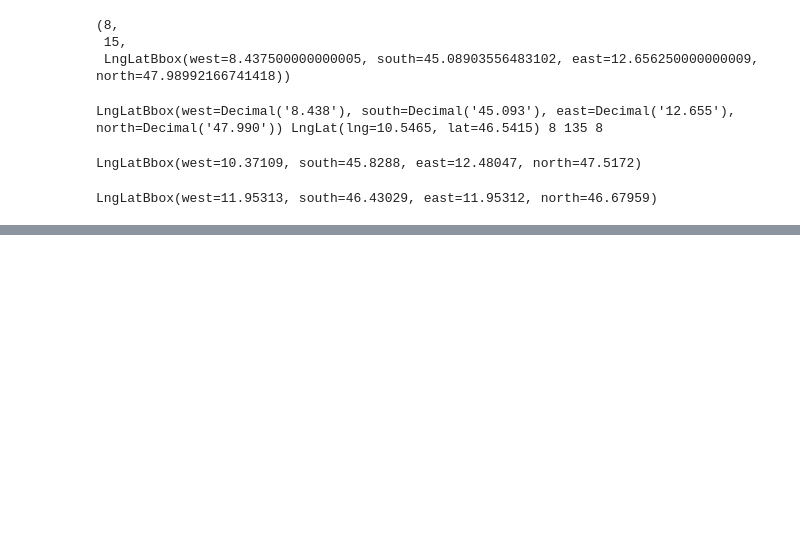
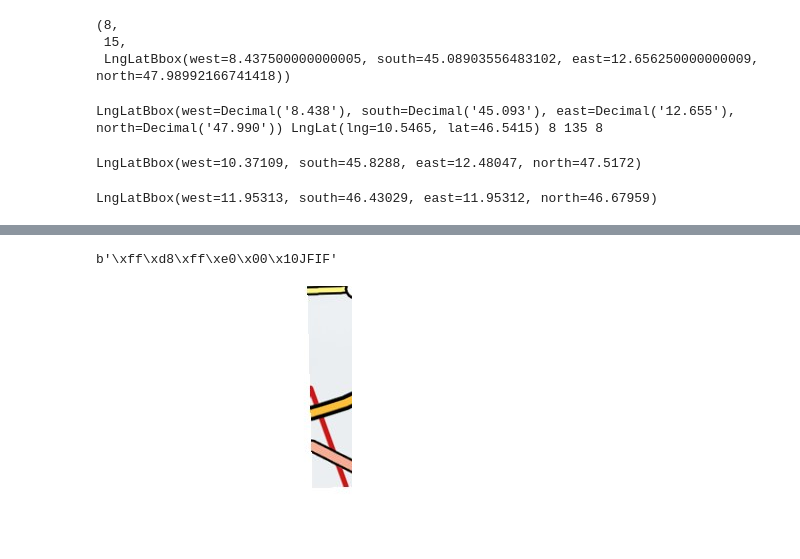
Before and after one commit to eslopemap/etopo, a Jupyter notebook: topo_merge/Swisstopo-2023-cut.ipynb, the cells around one changed output, grey strips where cells are left out. Saved outputs shown, nothing was run; the diff lists cells and outputs as text; code cells hidden in the pictures; blank space fills up the shorter version.

```diff
--- a/topo_merge/Swisstopo-2023-cut.ipynb
+++ b/topo_merge/Swisstopo-2023-cut.ipynb
@@ -309,0 +758,9 @@ M.cut_to_lnglat('Buginanen.mbtile', dest5, GY.bbalps5z10, zmin=10)
+# %%
+from IPython.display import Image as DImage
+tiles = M.get_all_tiles('../mobac_atlases/swissz12_2023.mbtiles', q='WHERE zoom_level=12')
+z, x, y, img = next(tiles)
+print(img[:10])
+display(DImage(img))
+# %% [output]
+b'\xff\xd8\xff\xe0\x00\x10JFIF'
+[figure, added]
```
Also changed, not shown: parts of 57 cells of this notebook, 9 other files.
